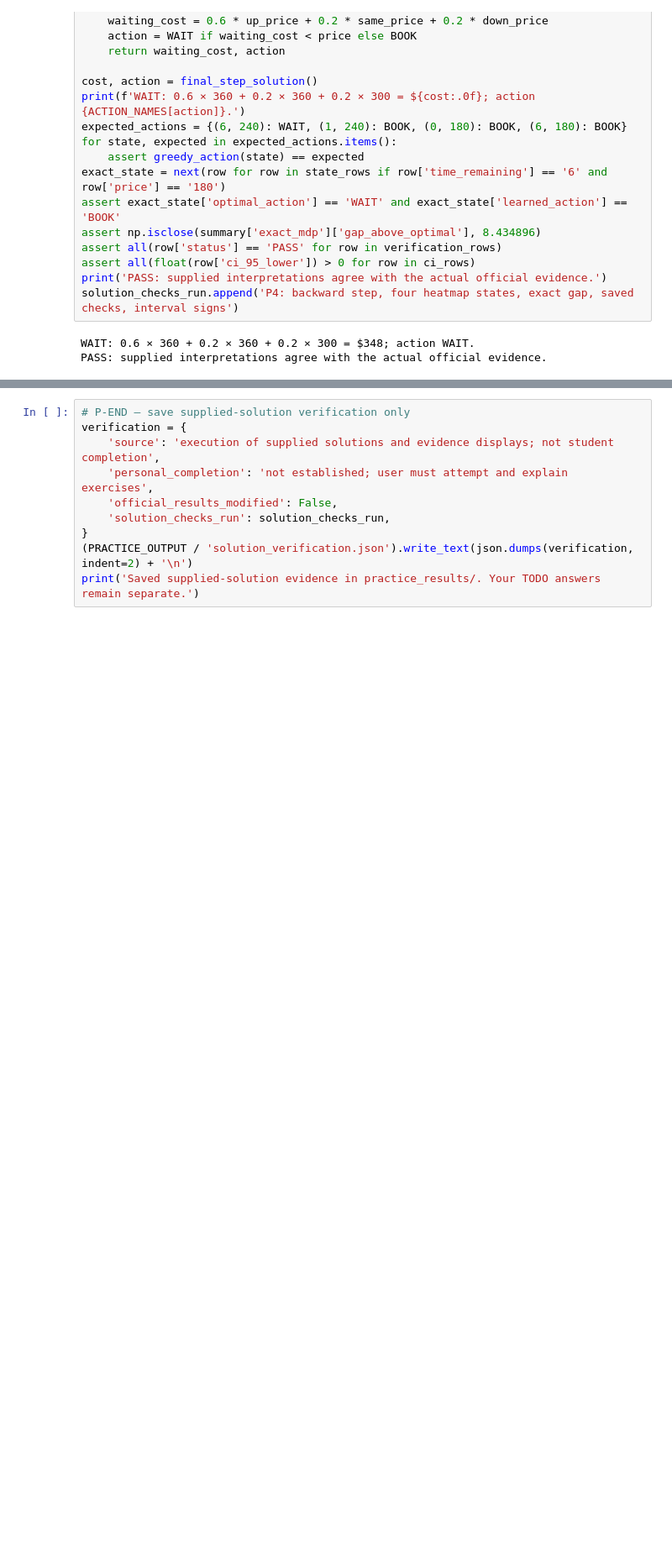
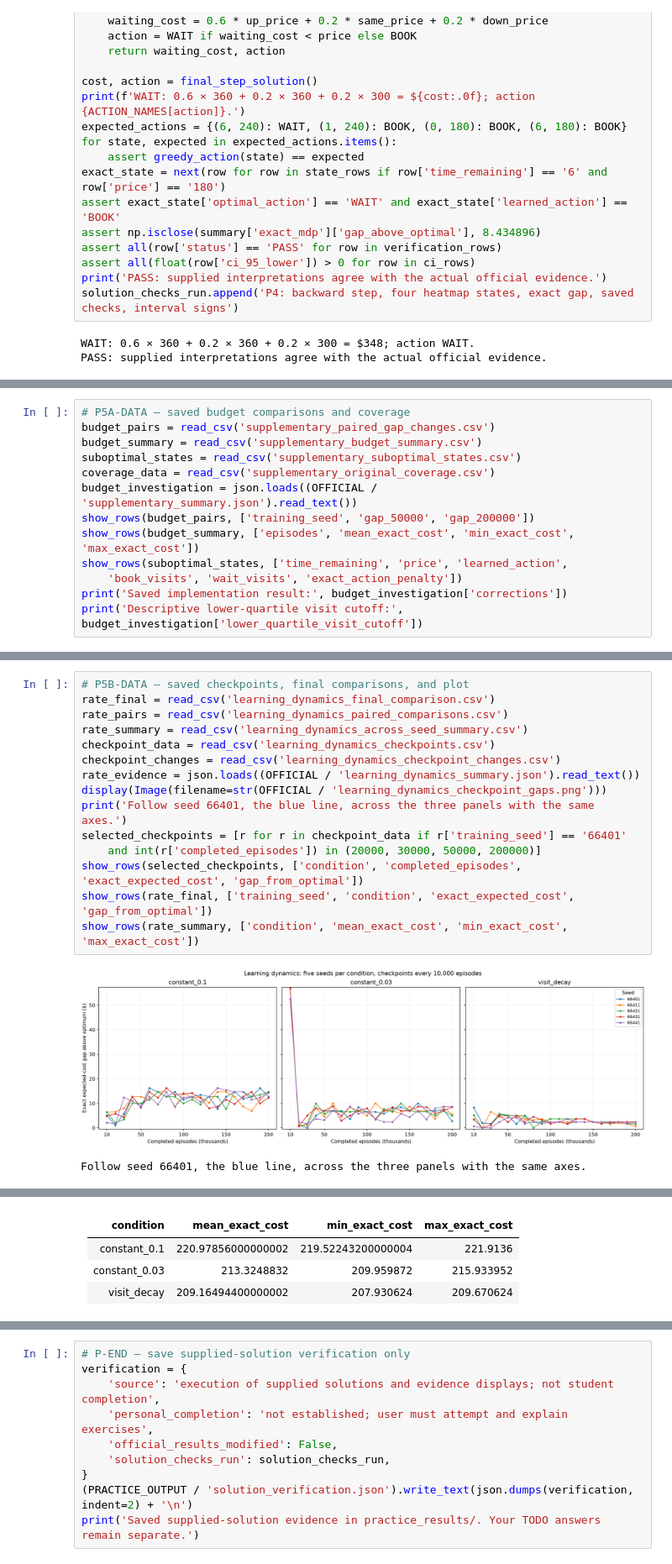
Before and after one commit to MelodyW2022/CS664_Project_Wong_Sheung_Wan, a Jupyter notebook: CS664_Flight_Booking_Practice.ipynb, the cells around one changed output, grey strips where cells are left out. Shown at 84% size. Saved outputs shown, nothing was run; the diff lists cells and outputs as text; blank space fills up the shorter version.

Commit message:
Add verified supplementary interpretation practice and focused demo timing

```diff
--- a/CS664_Flight_Booking_Practice.ipynb
+++ b/CS664_Flight_Booking_Practice.ipynb
@@ -577,0 +589,13 @@ PASS: supplied interpretations agree with the actual official evidence.
+# %%
+# P5A-DATA — saved budget comparisons and coverage
+budget_pairs = read_csv('supplementary_paired_gap_changes.csv')
+budget_summary = read_csv('supplementary_budget_summary.csv')
+suboptimal_states = read_csv('supplementary_suboptimal_states.csv')
+coverage_data = read_csv('supplementary_original_coverage.csv')
+budget_investigation = json.loads((OFFICIAL / 'supplementary_summary.json').read_text())
+show_rows(budget_pairs, ['training_seed', 'gap_50000', 'gap_200000'])
+show_rows(budget_summary, ['episodes', 'mean_exact_cost', 'min_exact_cost', 'max_exact_cost'])
+show_rows(suboptimal_states, ['time_remaining', 'price', 'learned_action',
+    'book_visits', 'wait_visits', 'exact_action_penalty'])
+print('Saved implementation result:', budget_investigation['corrections'])
+print('Descriptive lower-quartile visit cutoff:', budget_investigation['lower_quartile_visit_cutoff'])
@@ -577,0 +667,18 @@ PASS: supplied interpretations agree with the actual official evidence.
+# %%
+# P5B-DATA — saved checkpoints, final comparisons, and plot
+rate_final = read_csv('learning_dynamics_final_comparison.csv')
+rate_pairs = read_csv('learning_dynamics_paired_comparisons.csv')
+rate_summary = read_csv('learning_dynamics_across_seed_summary.csv')
+checkpoint_data = read_csv('learning_dynamics_checkpoints.csv')
+checkpoint_changes = read_csv('learning_dynamics_checkpoint_changes.csv')
+rate_evidence = json.loads((OFFICIAL / 'learning_dynamics_summary.json').read_text())
+display(Image(filename=str(OFFICIAL / 'learning_dynamics_checkpoint_gaps.png')))
+print('Follow seed 66401, the blue line, across the three panels with the same axes.')
+selected_checkpoints = [r for r in checkpoint_data if r['training_seed'] == '66401'
+    and int(r['completed_episodes']) in (20000, 30000, 50000, 200000)]
+show_rows(selected_checkpoints, ['condition', 'completed_episodes', 'exact_expected_cost', 'gap_from_optimal'])
+show_rows(rate_final, ['training_seed', 'condition', 'exact_expected_cost', 'gap_from_optimal'])
+show_rows(rate_summary, ['condition', 'mean_exact_cost', 'min_exact_cost', 'max_exact_cost'])
+# %% [output]
+[figure, added]
+Follow seed 66401, the blue line, across the three panels with the same axes.
@@ -577,0 +716,5 @@ PASS: supplied interpretations agree with the actual official evidence.
+| condition | mean_exact_cost | min_exact_cost | max_exact_cost |
+| --- | --- | --- | --- |
+| constant_0.1 | 220.97856000000002 | 219.52243200000004 | 221.9136 |
+| constant_0.03 | 213.3248832 | 209.959872 | 215.933952 |
+| visit_decay | 209.16494400000002 | 207.930624 | 209.670624 |
```
Also changed, not shown: parts of 16 cells of this notebook, 4 other files.
